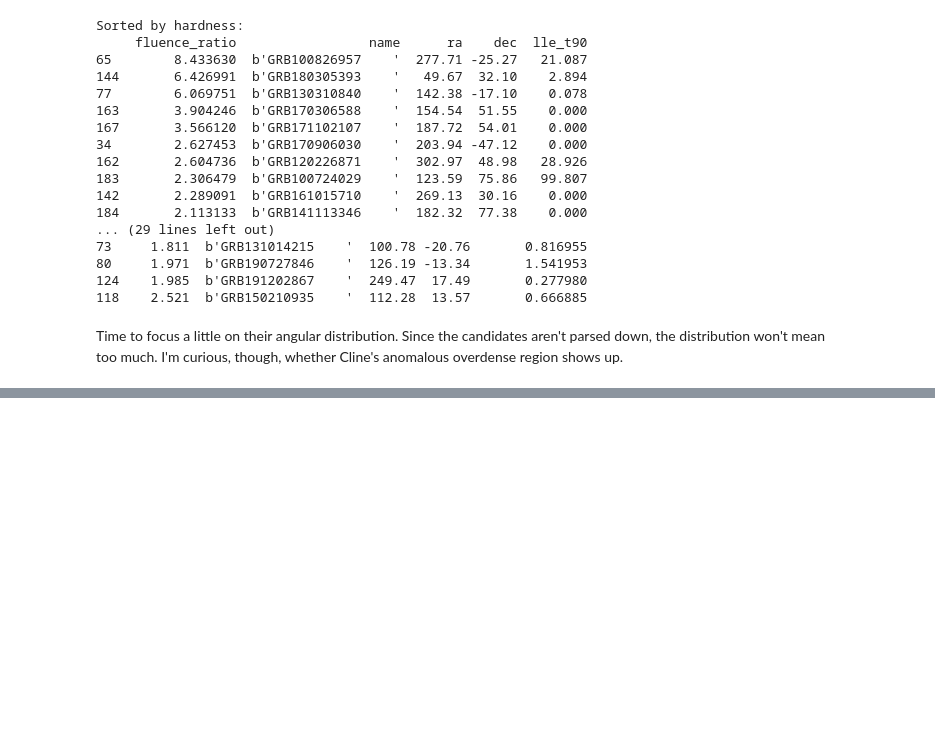
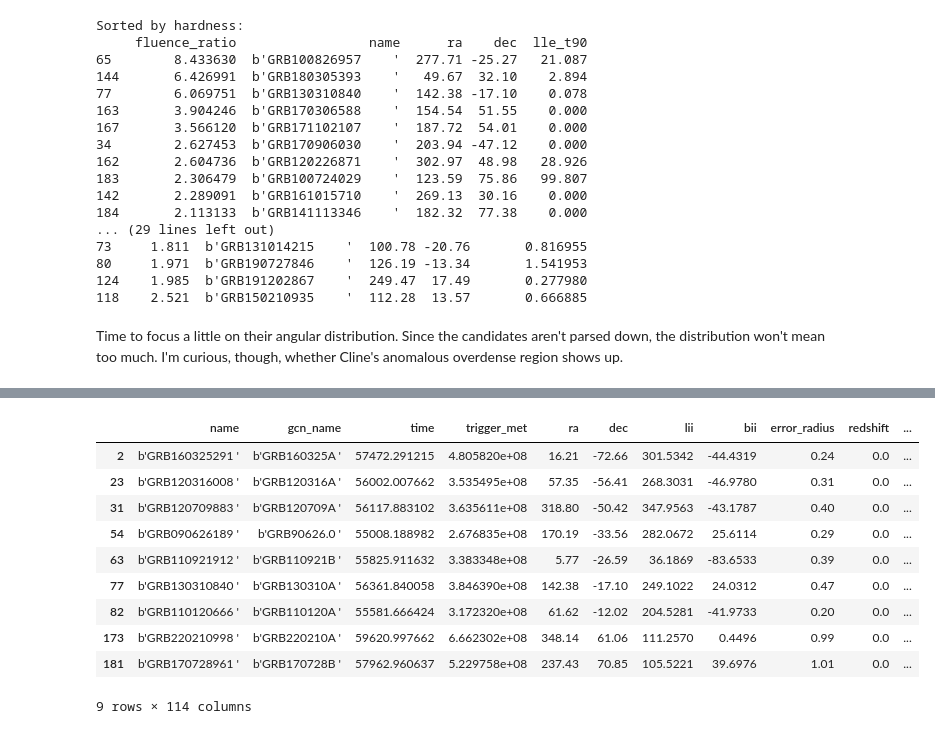
Before and after one commit to xboluna/Research, a Jupyter notebook: BHRad/GBM_Catalog_Searching/Exploring_possible_candidates.ipynb, the cells around one changed output, grey strips where cells are left out. Cells and saved outputs as stored; diff of their text form; code cells hidden in the pictures; blank space fills up the shorter version.

```diff
--- a/BHRad/GBM_Catalog_Searching/Exploring_possible_candidates.ipynb
+++ b/BHRad/GBM_Catalog_Searching/Exploring_possible_candidates.ipynb
@@ -249,0 +251,18 @@ Name: lle_t90, Length: 61, dtype: float64
+# %%
+selection = targets[ targets['lle_t90']!=0]
+
+selection = selection[ selection['lle_t90']<1 ]
+# %%
+selection
+# %% [output]
+|  | name | gcn_name | time | trigger_met | ra | dec | lii | bii | error_radius | redshift | ... |
+| 2 | b'GRB160325291 ' | b'GRB160325A ' | 57472.291215 | 4.805820e+08 | 16.21 | -72.66 | 301.5342 | -44.4319 | 0.24 | 0.0 | ... |
+| 23 | b'GRB120316008 ' | b'GRB120316A ' | 56002.007662 | 3.535495e+08 | 57.35 | -56.41 | 268.3031 | -46.9780 | 0.31 | 0.0 | ... |
+| 31 | b'GRB120709883 ' | b'GRB120709A ' | 56117.883102 | 3.635611e+08 | 318.80 | -50.42 | 347.9563 | -43.1787 | 0.40 | 0.0 | ... |
+| 54 | b'GRB090626189 ' | b'GRB90626.0 ' | 55008.188982 | 2.676835e+08 | 170.19 | -33.56 | 282.0672 | 25.6114 | 0.29 | 0.0 | ... |
+| 63 | b'GRB110921912 ' | b'GRB110921B ' | 55825.911632 | 3.383348e+08 | 5.77 | -26.59 | 36.1869 | -83.6533 | 0.39 | 0.0 | ... |
+| 77 | b'GRB130310840 ' | b'GRB130310A ' | 56361.840058 | 3.846390e+08 | 142.38 | -17.10 | 249.1022 | 24.0312 | 0.47 | 0.0 | ... |
+| 82 | b'GRB110120666 ' | b'GRB110120A ' | 55581.666424 | 3.172320e+08 | 61.62 | -12.02 | 204.5281 | -41.9733 | 0.20 | 0.0 | ... |
+| 173 | b'GRB220210998 ' | b'GRB220210A ' | 59620.997662 | 6.662302e+08 | 348.14 | 61.06 | 111.2570 | 0.4496 | 0.99 | 0.0 | ... |
+| 181 | b'GRB170728961 ' | b'GRB170728B ' | 57962.960637 | 5.229758e+08 | 237.43 | 70.85 | 105.5221 | 39.6976 | 1.01 | 0.0 | ... |
+9 rows × 114 columns
```
Also changed, not shown: parts of 5 cells of this notebook, 1 other file.
